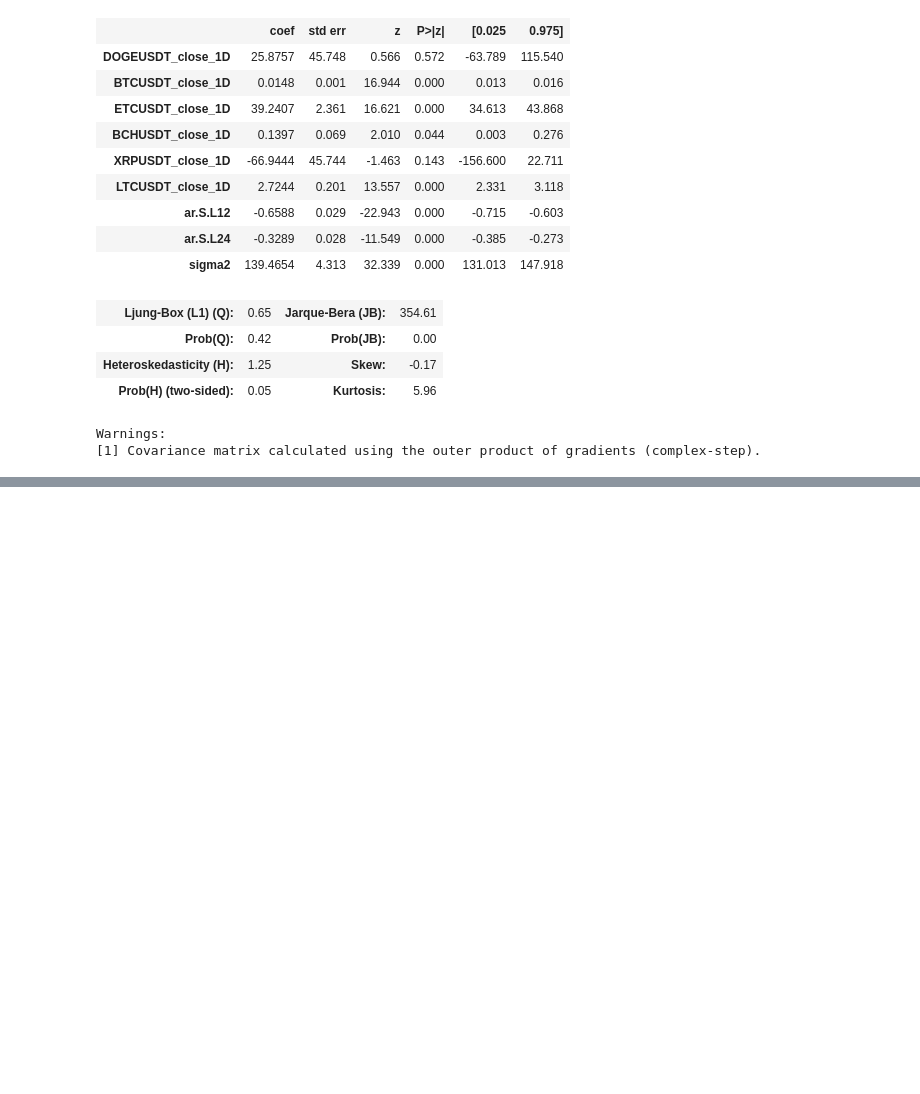
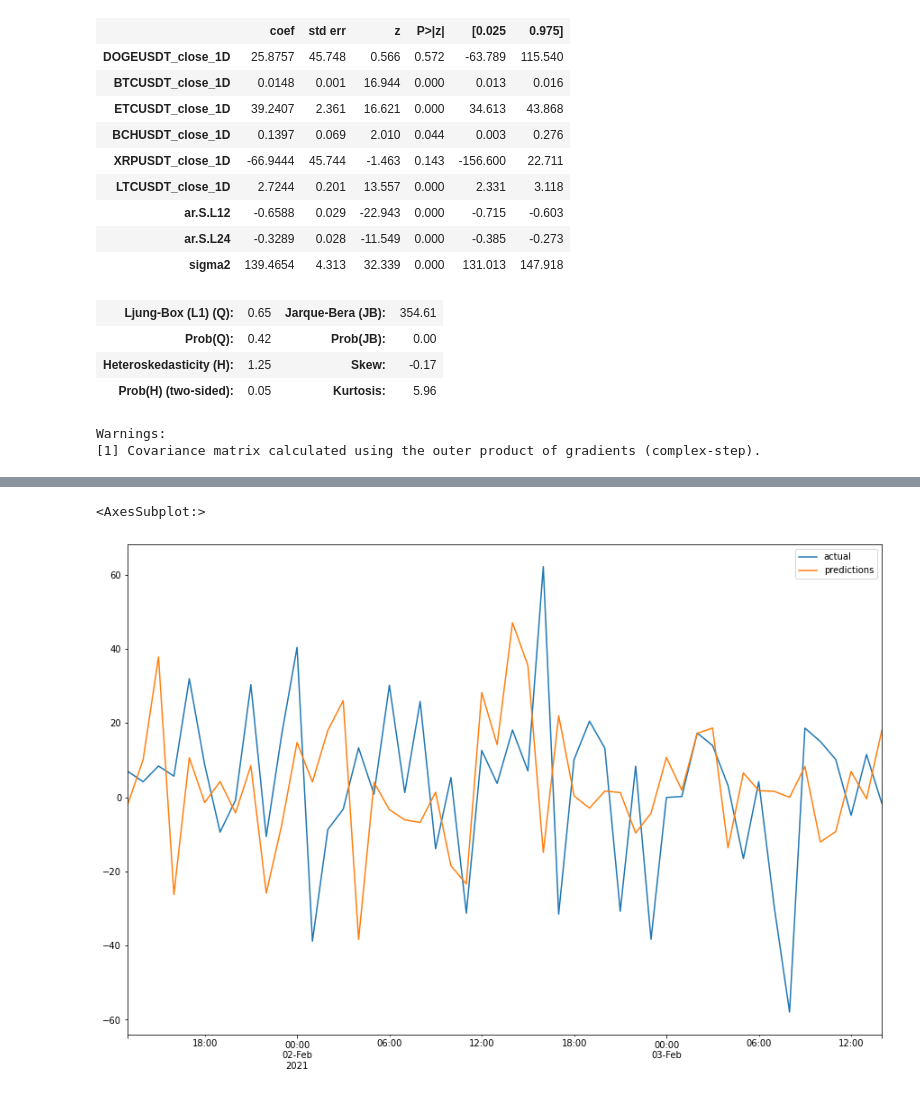
Before and after one commit to bengtlofgren/Binance, a Jupyter notebook: moving_average_analysis.ipynb, the cells around one changed output, grey strips where cells are left out. Drawn from its saved outputs; the diff is of its cells as text; code cells hidden in the pictures; blank space fills up the shorter version.

```diff
--- a/moving_average_analysis.ipynb
+++ b/moving_average_analysis.ipynb
@@ -331,3 +331,8 @@ SARIMAX Results
 | Prob(H) (two-sided): | 0.05 | Kurtosis: | 5.96 |
 Warnings:
 [1] Covariance matrix calculated using the outer product of gradients (complex-step).
+# %%
+# Results say that DOGE is the worst predictor of performance, which is quite reasonable XD
+model=sm.tsa.statespace.SARIMAX(df.close_1D[26:800], exog = df[exog_symbols].shift(1)[26:800],
+                                order=(0, 0, 0), seasonal_order=(2,1,0, 12)).fit(disp=-1)
+model.summary()
@@ -333,0 +364,4 @@ Warnings:
+# %%
+# note that the above sarimax is different from the one found by
+predictions = model.forecast(200, exog =df[exog_symbols].shift(1)[800:])
+predictions
@@ -333,0 +381,3 @@ Warnings:
+# %%
+actual_values = df.close_1D[800:]
+actual_values
@@ -333,0 +398,7 @@ Warnings:
+# %%
+# Not great
+compare_df = pd.DataFrame({"actual": actual_values, "predictions": predictions})
+compare_df[100:150].plot(figsize = (15,10))
+# %% [output]
+<AxesSubplot:>
+[figure, added]
```
Also changed, not shown: parts of 6 cells of this notebook.
